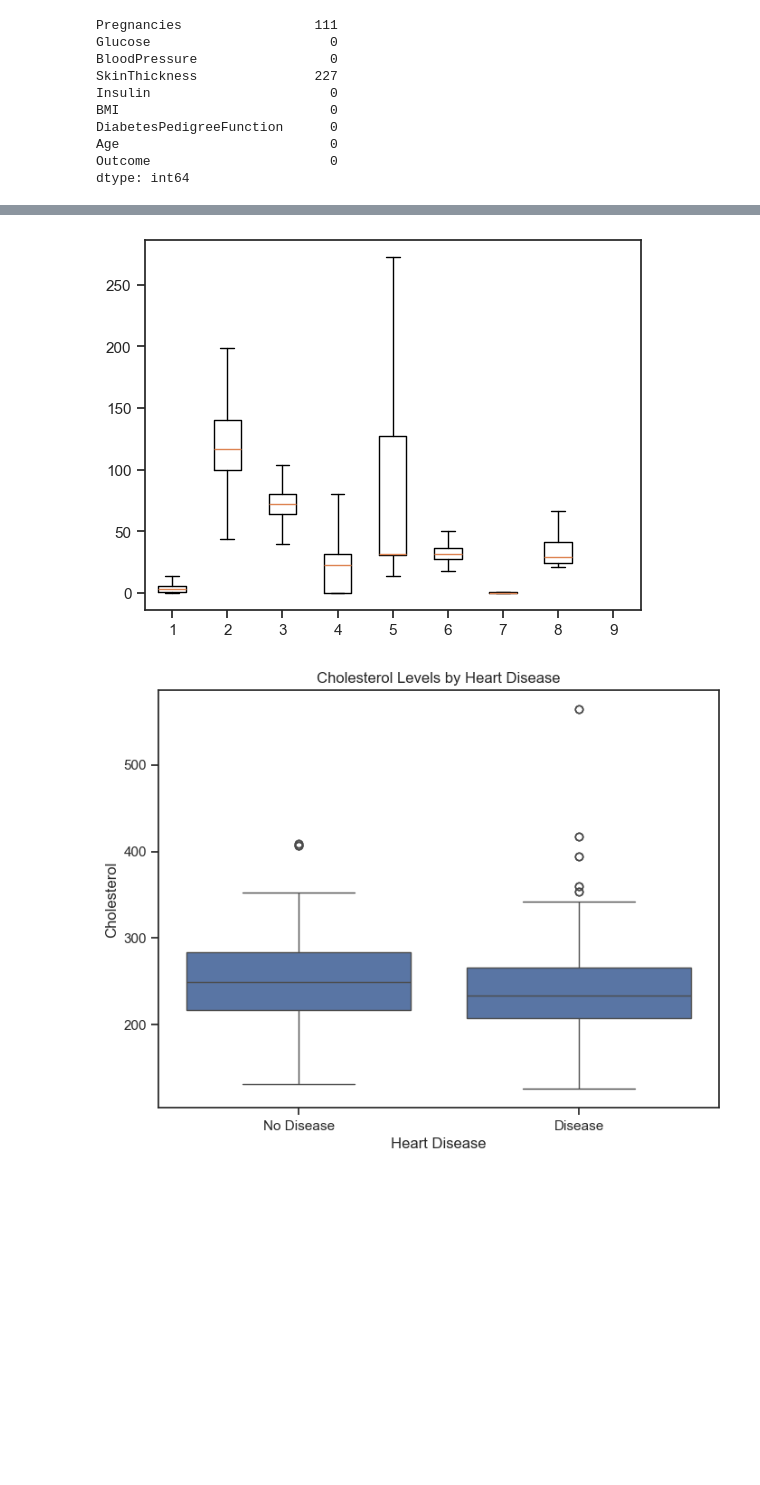
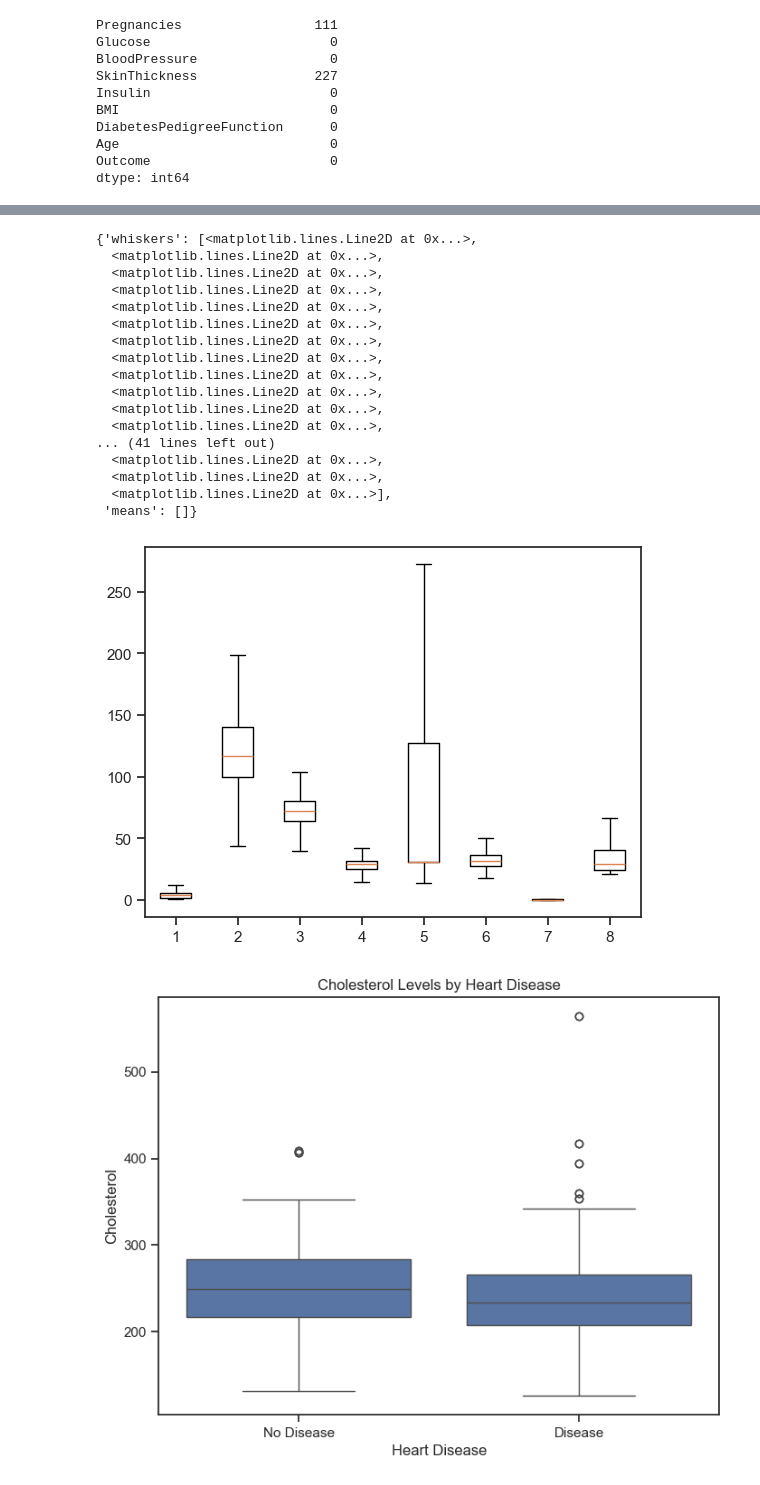
Before and after one commit to rezaaprm/Study-with-Machine-Learning, a Jupyter notebook: Pertemuan 7 - Klasifikasi Data Heart Disease/Klasifikasi_boxplot.ipynb, the cells around one changed output, grey strips where cells are left out. Cells and saved outputs as stored; diff of their text form; code cells hidden in the pictures; blank space fills up the shorter version.

```diff
--- a/Pertemuan 7 - Klasifikasi Data Heart Disease/Klasifikasi_boxplot.ipynb
+++ b/Pertemuan 7 - Klasifikasi Data Heart Disease/Klasifikasi_boxplot.ipynb
@@ -180,3 +183,13 @@ DiabetesPedigreeFunction      0
 Age                           0
 Outcome                       0
 dtype: int64
+# %%
+# Kolom yang perlu diganti 0 dengan median
+cols_to_fix = ["Pregnancies","Glucose","BloodPressure","SkinThickness","Insulin","BMI"]
+
+for col in cols_to_fix:
+    median_val = df2[col].replace(0, np.nan).median()  # Ganti 0 sementara jadi NaN untuk hitung median
+    df2[col] = df2[col].replace(0, median_val)
+
+# Cek kembali
+print((df2[df2.columns] == 0).sum())
@@ -205,17 +261,47 @@ TypeError: ufunc 'divide' not supported for the input types, and the inputs coul
 # %%
-def outlier_treatment():
-    l = ["BMI","Glucose","SkinThickness","Age","BloodPressure","Insulin","Pregnancies","DiabetesPedigreeFunction"]
-    for i in l:
-        x = np.quantile(df2[i],[0.25,0.75])
-        iqr = x[1]-x[0]
-        uw = x[1]+1.5*iqr
-        lw = x[0]-1.5*iqr
-        df2[i]  = np.where(df2[i]>uw,uw,(np.where(df2[i]<lw,lw,df2[i])))
+# def outlier_treatment():
+#     l = ["BMI","Glucose","SkinThickness","Age","BloodPressure","Insulin","Pregnancies","DiabetesPedigreeFunction"]
+#     for i in l:
+#         x = np.quantile(df2[i],[0.25,0.75])
+#         iqr = x[1]-x[0]
+#         uw = x[1]+1.5*iqr
+#         lw = x[0]-1.5*iqr
+#         df2[i]  = np.where(df2[i]>uw,uw,(np.where(df2[i]<lw,lw,df2[i])))
 
-outlier_treatment()
-plt.boxplot(df2);
+
+def outlier_treatment(df, cols):
+    for col in cols:
+        Q1, Q3 = np.quantile(df[col], [0.25, 0.75])
+        IQR = Q3 - Q1
+        upper = Q3 + 1.5*IQR
+        lower = Q1 - 1.5*IQR
+        df[col] = np.where(df[col] > upper, upper, np.where(df[col] < lower, lower, df[col]))
+    return df
+
+numeric_cols = ["BMI","Glucose","SkinThickness","Age","BloodPressure","Insulin","Pregnancies","DiabetesPedigreeFunction"]
+df2 = outlier_treatment(df2, numeric_cols)
+
+
+plt.boxplot(df2.select_dtypes(include=np.number))
 # %% [output]
+{'whiskers': [<matplotlib.lines.Line2D at 0x...>,
+  <matplotlib.lines.Line2D at 0x...>,
+  <matplotlib.lines.Line2D at 0x...>,
+  <matplotlib.lines.Line2D at 0x...>,
+  <matplotlib.lines.Line2D at 0x...>,
+  <matplotlib.lines.Line2D at 0x...>,
+  <matplotlib.lines.Line2D at 0x...>,
+  <matplotlib.lines.Line2D at 0x...>,
+  <matplotlib.lines.Line2D at 0x...>,
+  <matplotlib.lines.Line2D at 0x...>,
+  <matplotlib.lines.Line2D at 0x...>,
+  <matplotlib.lines.Line2D at 0x...>,
+... (41 lines left out)
+  <matplotlib.lines.Line2D at 0x...>,
+  <matplotlib.lines.Line2D at 0x...>,
+  <matplotlib.lines.Line2D at 0x...>],
+ 'means': []}
-[figure, old version]
+[figure, new version]
 # %%
 plt.figure(figsize=(8, 6))
 sns.boxplot(x='target', y='chol', data=df1)
```
Also changed, not shown: parts of 7 cells of this notebook, 5 other files.
